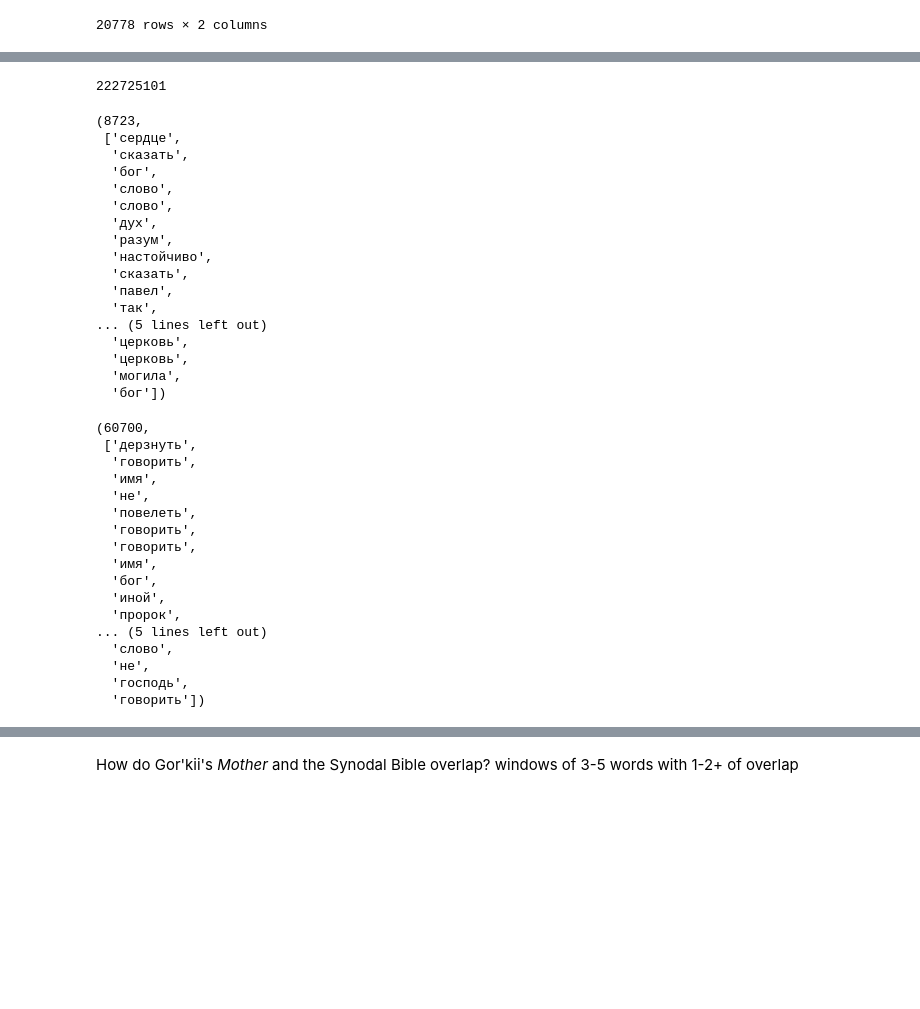
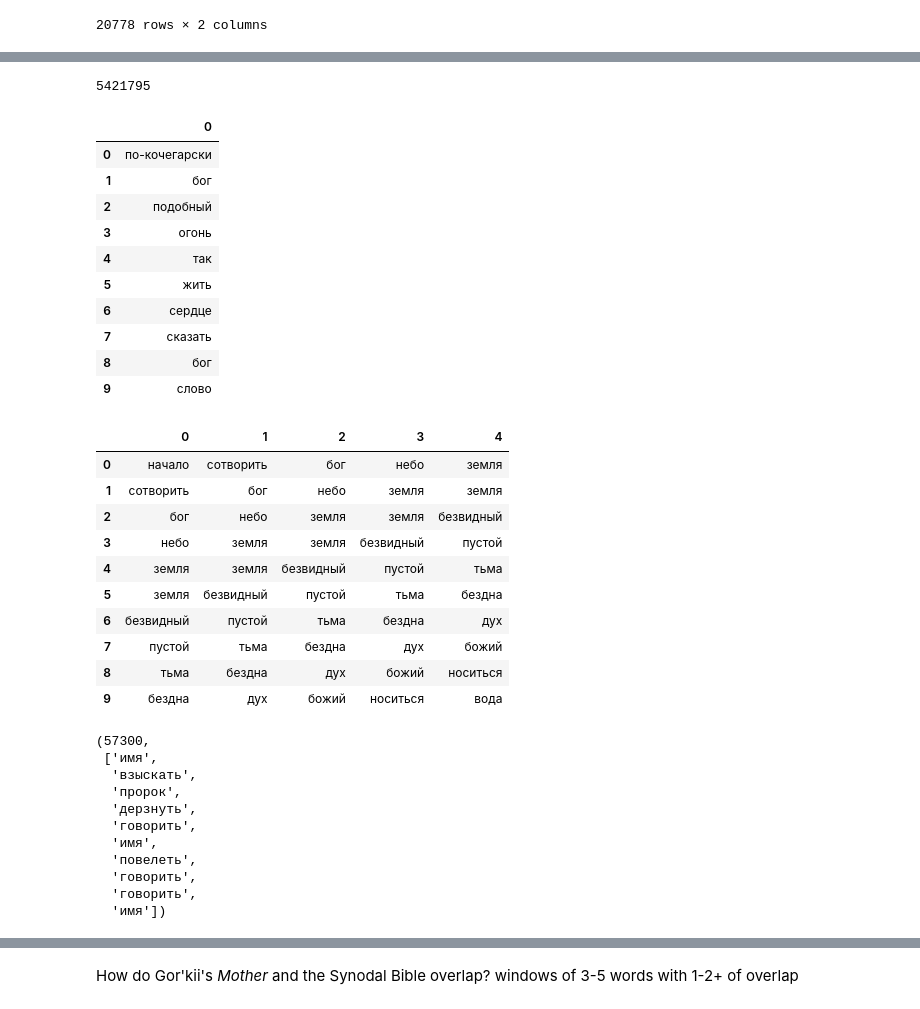
Before and after one commit to kollektivminds/russian-literary-bible, a Jupyter notebook: codebase/MotherBible.ipynb, the cells around one changed output, grey strips where cells are left out. Drawn from its saved outputs; the diff is of its cells as text; code cells hidden in the pictures; blank space fills up the shorter version.

```diff
--- a/codebase/MotherBible.ipynb
+++ b/codebase/MotherBible.ipynb
@@ -308,8 +343,8 @@ def dna_test_windows_mp(child_lemmas, parent_lemmas, window_size=20):
     sim_list = window_count_sim_mp(child_window_array, parent_window_array)
     return sim_list
 # %%
-child_window_array = list(token_window_mp(mother_lemmas, 20))
-parent_window_array = list(token_window_mp(bible_lemmas, 20))
+child_window_array = list(token_window_mp(mother_lemmas, 10))
+parent_window_array = list(token_window_mp(bible_lemmas, 10))
 # %%
 len(child_window_array)
 # %% [output]
@@ -363,45 +407,47 @@ for t in sim_tuples:
 # %%
-len(total_sim_tuples)
+len(total_consec_sim_tuples)
 # %% [output]
-222725101
+5421795
 # %%
-child_window_array[8723]
+pd.DataFrame(child_window_array[8250][1])
 # %% [output]
-(8723,
- ['сердце',
-  'сказать',
-  'бог',
-  'слово',
-  'слово',
-  'дух',
-  'разум',
-  'настойчиво',
-  'сказать',
-  'павел',
-  'так',
-... (5 lines left out)
-  'церковь',
-  'церковь',
-  'могила',
-  'бог'])
+|  | 0 |
+| 0 | по-кочегарски |
+| 1 | бог |
+| 2 | подобный |
+| 3 | огонь |
+| 4 | так |
+| 5 | жить |
+| 6 | сердце |
+| 7 | сказать |
+| 8 | бог |
+| 9 | слово |
+# %%
+pd.DataFrame.from_dict({x:y for x,y in parent_window_array[:5]})
+# %% [output]
+|  | 0 | 1 | 2 | 3 | 4 |
+| 0 | начало | сотворить | бог | небо | земля |
+| 1 | сотворить | бог | небо | земля | земля |
+| 2 | бог | небо | земля | земля | безвидный |
+| 3 | небо | земля | земля | безвидный | пустой |
+| 4 | земля | земля | безвидный | пустой | тьма |
+| 5 | земля | безвидный | пустой | тьма | бездна |
+| 6 | безвидный | пустой | тьма | бездна | дух |
+| 7 | пустой | тьма | бездна | дух | божий |
+| 8 | тьма | бездна | дух | божий | носиться |
+| 9 | бездна | дух | божий | носиться | вода |
 # %%
-parent_window_array[60700]
+parent_window_array[57300]
 # %% [output]
-(60700,
- ['дерзнуть',
+(57300,
+ ['имя',
+  'взыскать',
+  'пророк',
+  'дерзнуть',
   'говорить',
   'имя',
-  'не',
   'повелеть',
   'говорить',
   'говорить',
-  'имя',
-  'бог',
-  'иной',
-  'пророк',
-... (5 lines left out)
-  'слово',
-  'не',
-  'господь',
-  'говорить'])
+  'имя'])
 # %%
```
Also changed, not shown: parts of 25 cells of this notebook, 1 other file.
